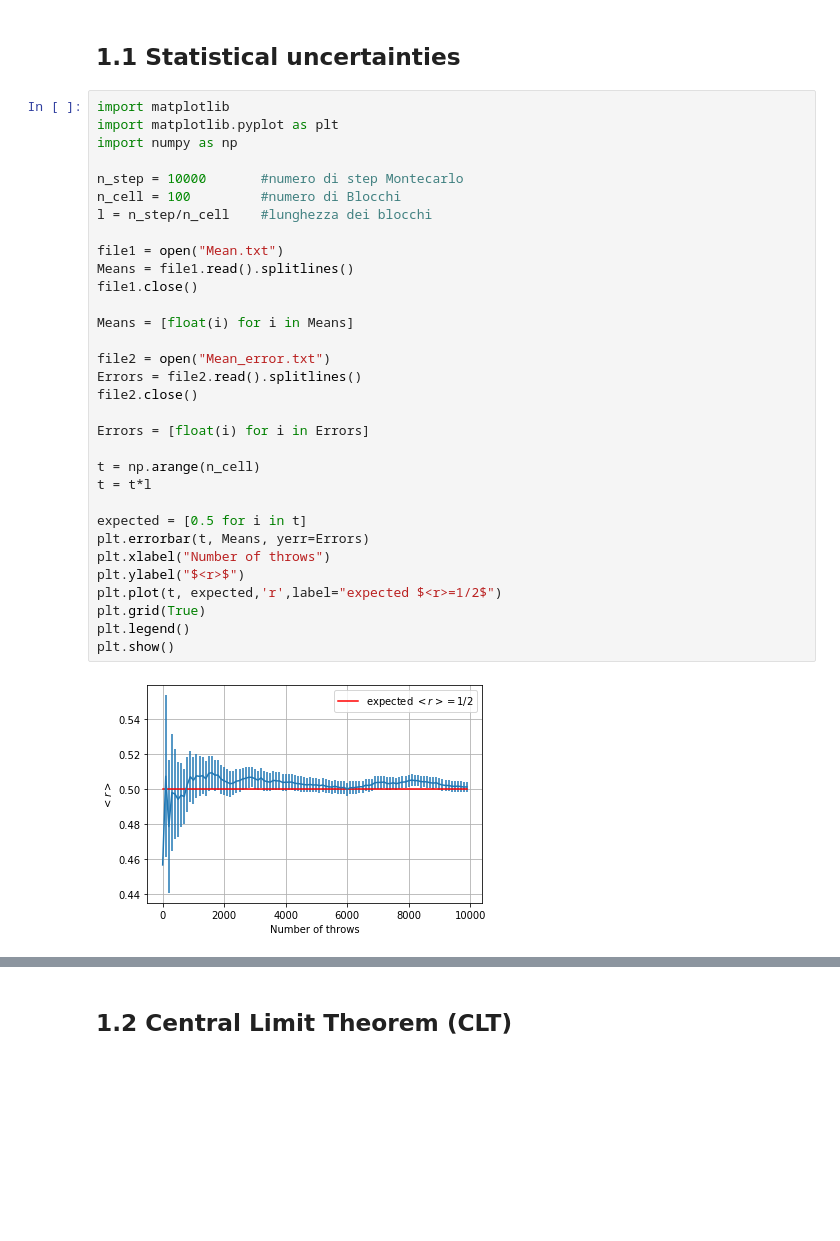
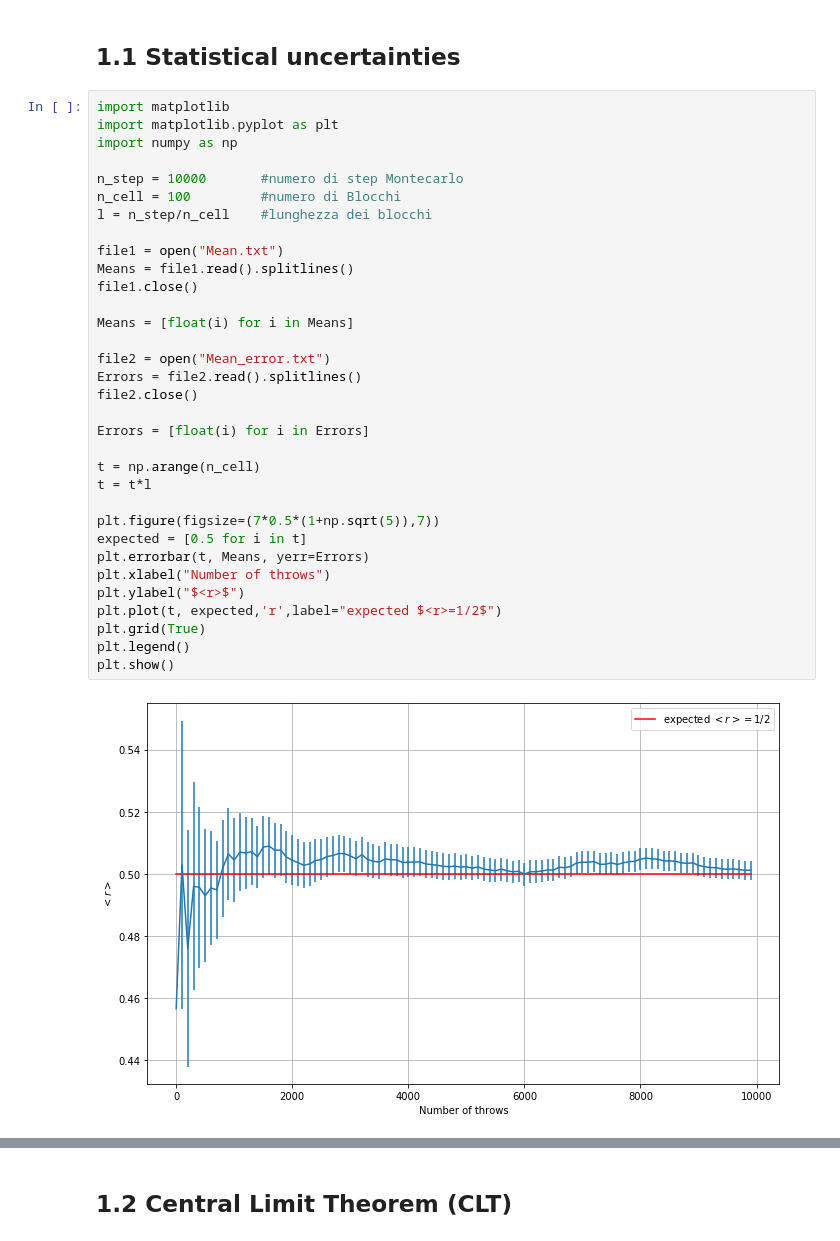
Before and after one commit to simonecodispoti/LSN_Exercises, a Jupyter notebook: excercise_1/Exercise1.ipynb, the cells around one changed output, grey strips where cells are left out. Saved outputs shown, nothing was run; the diff lists cells and outputs as text; blank space fills up the shorter version.

```diff
--- a/excercise_1/Exercise1.ipynb
+++ b/excercise_1/Exercise1.ipynb
@@ -8,34 +8,35 @@ import matplotlib.pyplot as plt
 import numpy as np
 
 n_step = 10000       #numero di step Montecarlo
 n_cell = 100         #numero di Blocchi
 l = n_step/n_cell    #lunghezza dei blocchi
 
 file1 = open("Mean.txt")
 Means = file1.read().splitlines()
 file1.close()
 
 Means = [float(i) for i in Means]
 
 file2 = open("Mean_error.txt")
 Errors = file2.read().splitlines()
 file2.close()
 
 Errors = [float(i) for i in Errors]
 
 t = np.arange(n_cell)
 t = t*l
 
+plt.figure(figsize=(7*0.5*(1+np.sqrt(5)),7))
 expected = [0.5 for i in t]
 plt.errorbar(t, Means, yerr=Errors)
 plt.xlabel("Number of throws")
 plt.ylabel("$<r>$")
 plt.plot(t, expected,'r',label="expected $<r>=1/2$")
 plt.grid(True)
 plt.legend()
 plt.show()
 # %% [output]
-[figure, old version]
+[figure, new version]
 # %%
 file1 = open("Var.txt")
 Means = file1.read().splitlines()
```
Also changed, not shown: parts of 2 cells of this notebook, 7 other files.
